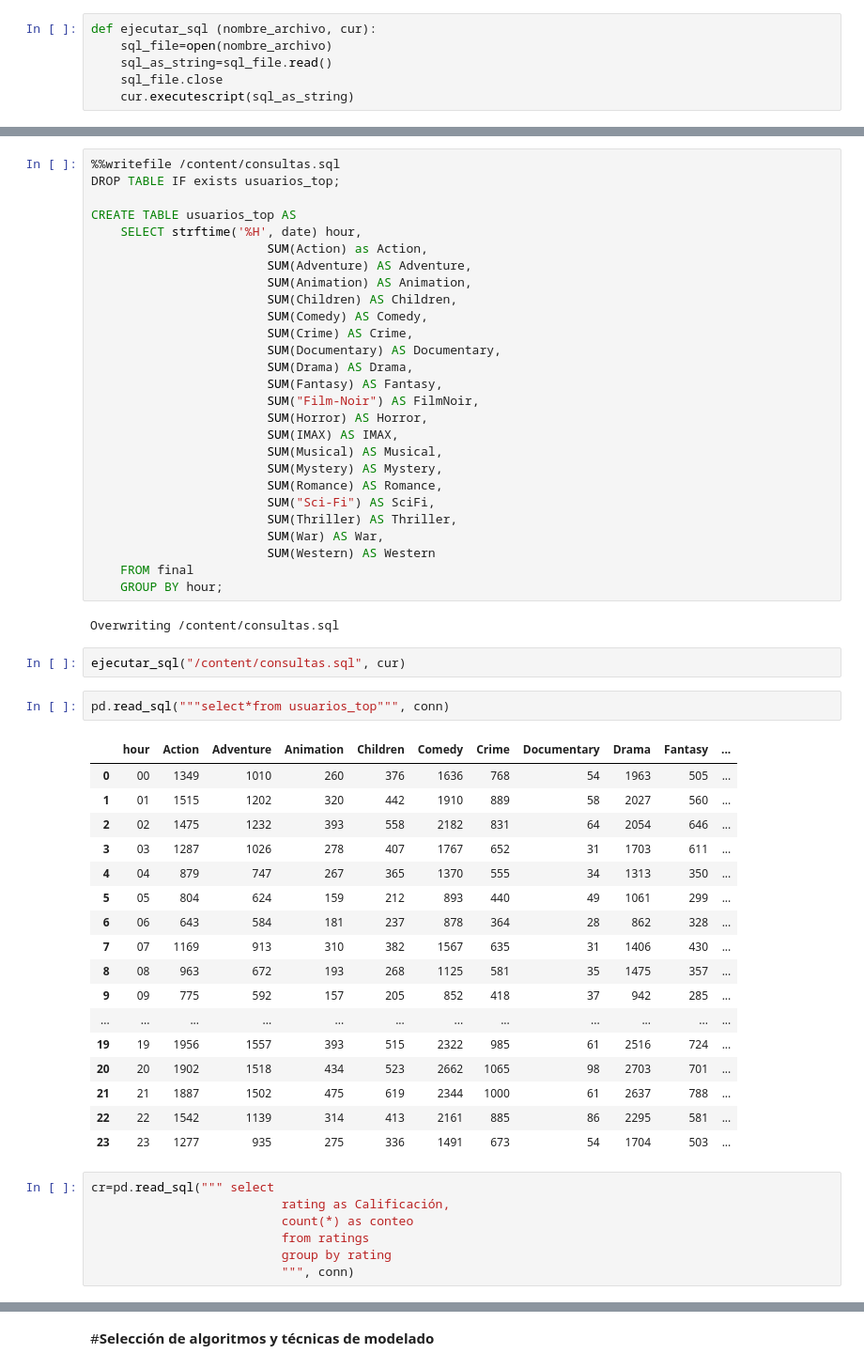
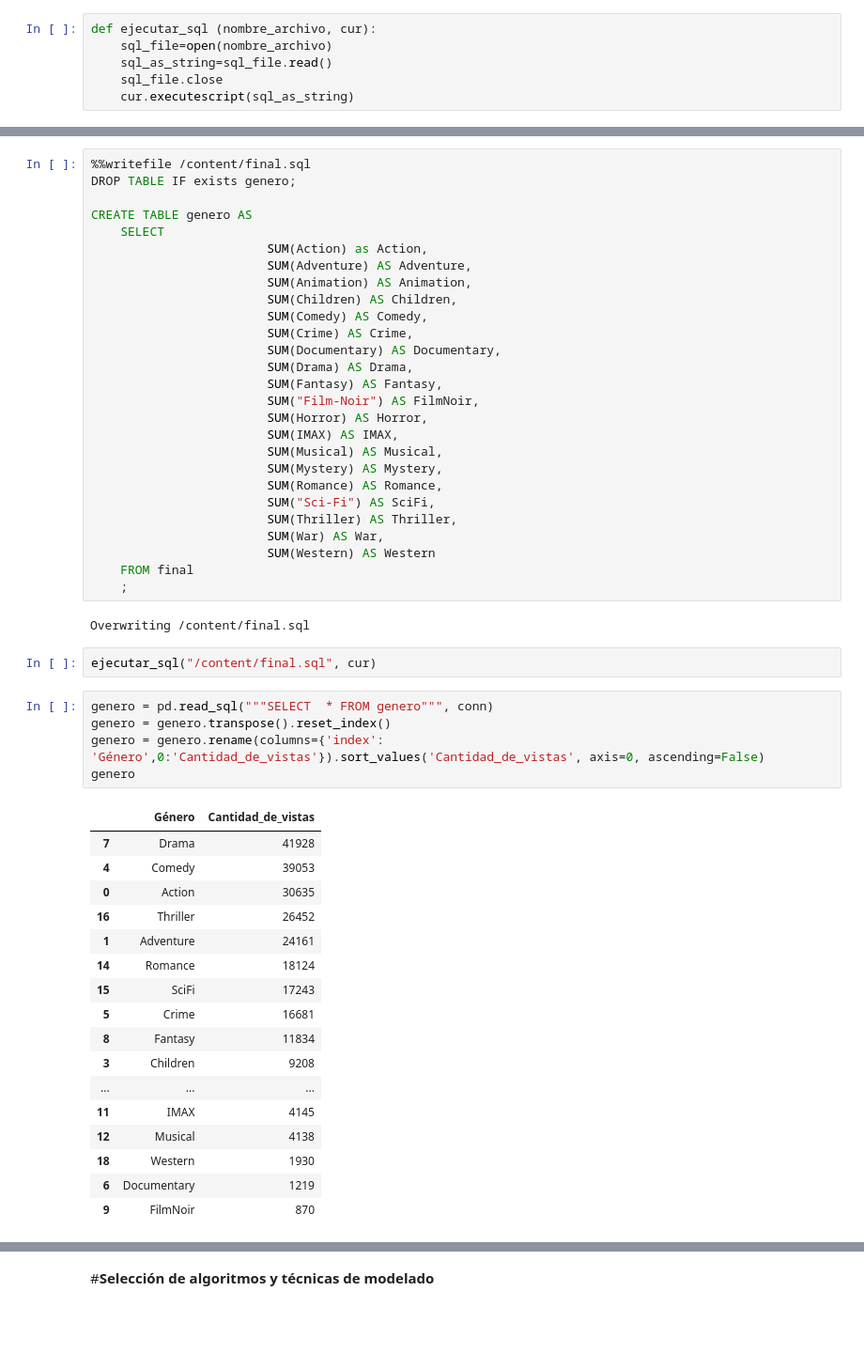
Before and after one commit to ANAOSORI/Proyecto_marketing, a Jupyter notebook: Marketing.ipynb, the cells around one changed output, grey strips where cells are left out. Shown at 94% size. Cells and saved outputs as stored; diff of their text form; blank space fills up the shorter version.

```diff
--- a/Marketing.ipynb
+++ b/Marketing.ipynb
@@ -246,9 +310,9 @@ def ejecutar_sql (nombre_archivo, cur):
 # %%
-%%writefile /content/consultas.sql
-DROP TABLE IF exists usuarios_top;
+%%writefile /content/final.sql
+DROP TABLE IF exists genero;
 
-CREATE TABLE usuarios_top AS
-    SELECT strftime('%H', date) hour,
+CREATE TABLE genero AS
+    SELECT
                         SUM(Action) as Action,
                         SUM(Adventure) AS Adventure,
                         SUM(Animation) AS Animation,
@@ -269,36 +333,32 @@ CREATE TABLE usuarios_top AS
                         SUM(War) AS War,
                         SUM(Western) AS Western
     FROM final
-    GROUP BY hour;
+    ;
 # %% [output]
-Overwriting /content/consultas.sql
+Overwriting /content/final.sql
 # %%
-ejecutar_sql("/content/consultas.sql", cur)
+ejecutar_sql("/content/final.sql", cur)
-# %%
-pd.read_sql("""select*from usuarios_top""", conn)
-# %% [output]
-|  | hour | Action | Adventure | Animation | Children | Comedy | Crime | Documentary | Drama | Fantasy | ... |
-| 0 | 00 | 1349 | 1010 | 260 | 376 | 1636 | 768 | 54 | 1963 | 505 | ... |
-| 1 | 01 | 1515 | 1202 | 320 | 442 | 1910 | 889 | 58 | 2027 | 560 | ... |
-| 2 | 02 | 1475 | 1232 | 393 | 558 | 2182 | 831 | 64 | 2054 | 646 | ... |
-| 3 | 03 | 1287 | 1026 | 278 | 407 | 1767 | 652 | 31 | 1703 | 611 | ... |
-| 4 | 04 | 879 | 747 | 267 | 365 | 1370 | 555 | 34 | 1313 | 350 | ... |
-| 5 | 05 | 804 | 624 | 159 | 212 | 893 | 440 | 49 | 1061 | 299 | ... |
-| 6 | 06 | 643 | 584 | 181 | 237 | 878 | 364 | 28 | 862 | 328 | ... |
-| 7 | 07 | 1169 | 913 | 310 | 382 | 1567 | 635 | 31 | 1406 | 430 | ... |
-| 8 | 08 | 963 | 672 | 193 | 268 | 1125 | 581 | 35 | 1475 | 357 | ... |
-| 9 | 09 | 775 | 592 | 157 | 205 | 852 | 418 | 37 | 942 | 285 | ... |
-| ... | ... | ... | ... | ... | ... | ... | ... | ... | ... | ... | ... |
-| 19 | 19 | 1956 | 1557 | 393 | 515 | 2322 | 985 | 61 | 2516 | 724 | ... |
-| 20 | 20 | 1902 | 1518 | 434 | 523 | 2662 | 1065 | 98 | 2703 | 701 | ... |
-| 21 | 21 | 1887 | 1502 | 475 | 619 | 2344 | 1000 | 61 | 2637 | 788 | ... |
-| 22 | 22 | 1542 | 1139 | 314 | 413 | 2161 | 885 | 86 | 2295 | 581 | ... |
-| 23 | 23 | 1277 | 935 | 275 | 336 | 1491 | 673 | 54 | 1704 | 503 | ... |
-# %%
-cr=pd.read_sql(""" select
-                          rating as Calificación,
-                          count(*) as conteo
-                          from ratings
-                          group by rating
-                          """, conn)
+# %%
+genero = pd.read_sql("""SELECT  * FROM genero""", conn)
+genero = genero.transpose().reset_index()
+genero = genero.rename(columns={'index': 'Género',0:'Cantidad_de_vistas'}).sort_values('Cantidad_de_vistas', axis=0, ascending=False)
+genero
+# %% [output]
+|  | Género | Cantidad_de_vistas |
+| 7 | Drama | 41928 |
+| 4 | Comedy | 39053 |
+| 0 | Action | 30635 |
+| 16 | Thriller | 26452 |
+| 1 | Adventure | 24161 |
+| 14 | Romance | 18124 |
+| 15 | SciFi | 17243 |
+| 5 | Crime | 16681 |
+| 8 | Fantasy | 11834 |
+| 3 | Children | 9208 |
+| ... | ... | ... |
+| 11 | IMAX | 4145 |
+| 12 | Musical | 4138 |
+| 18 | Western | 1930 |
+| 6 | Documentary | 1219 |
+| 9 | FilmNoir | 870 |
 # %%
```
Also changed, not shown: parts of 76 cells of this notebook.
